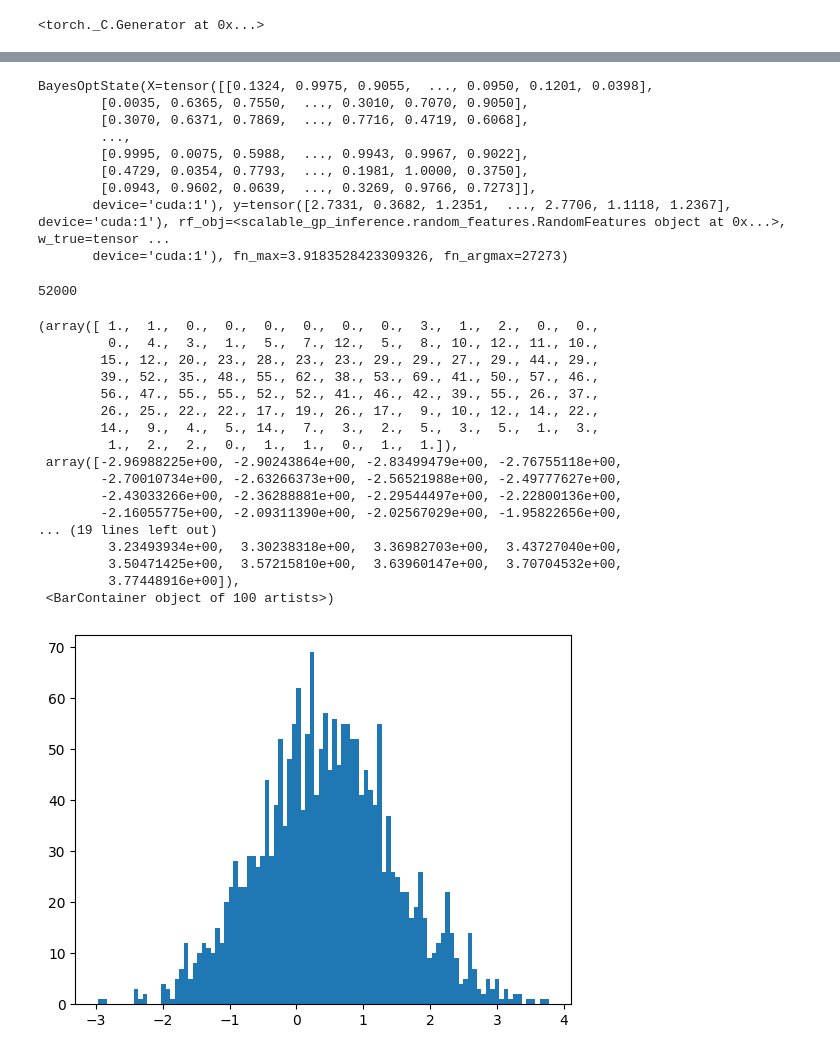
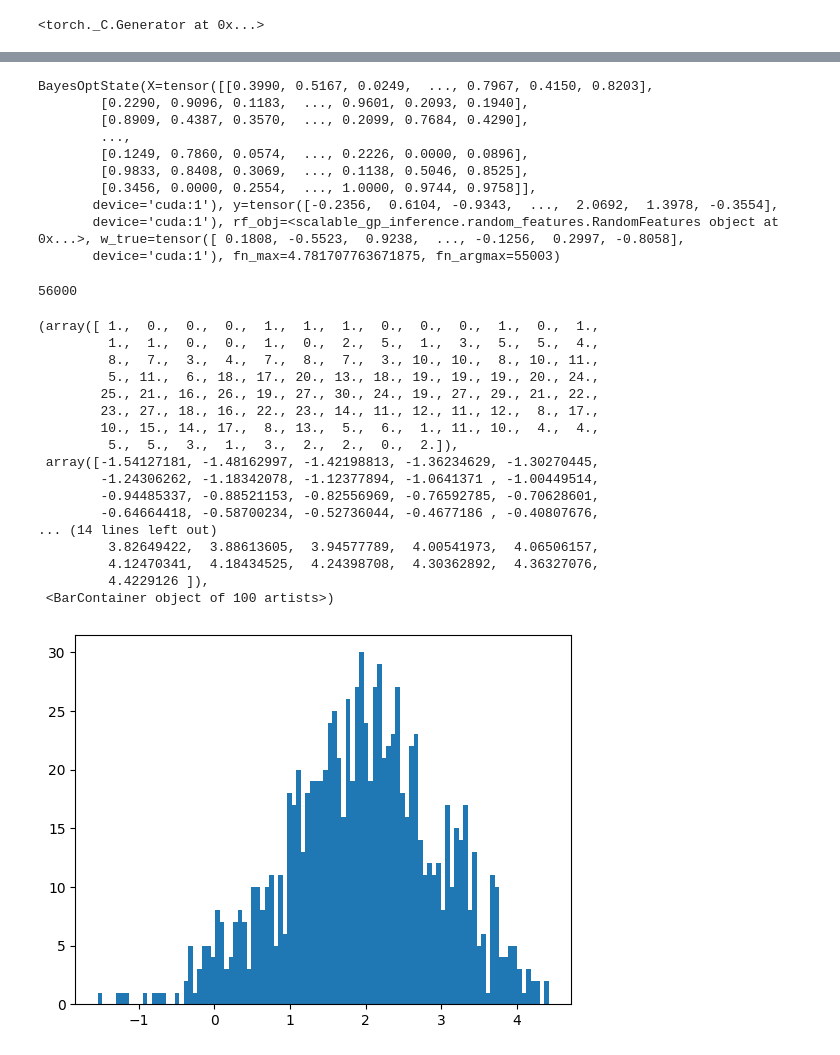
Before and after one commit to pratikrathore8/scalable_gp_inference, a Jupyter notebook: bayes_opt.ipynb, the cells around one changed output, grey strips where cells are left out. Cells and saved outputs as stored; diff of their text form; code cells hidden in the pictures.

```diff
--- a/bayes_opt.ipynb
+++ b/bayes_opt.ipynb
@@ -11,14 +12,14 @@ from scalable_gp_inference.bayes_opt.core import BayesOpt
 # %%
 device = torch.device("cuda:1")
 dtype = torch.float32
-seed = 4
+seed = 0
 
 noise_variance = 1e-6
 lengthscale = 0.5
 pcg_iters = 10
 num_blocks = 5
 kernel_type = "matern32"
-n_steps = 2
+n_steps = 6
 # %%
 torch.set_default_dtype(dtype)
 torch.manual_seed(seed)
@@ -50,8 +51,8 @@ BayesOptState(X=tensor([[0.1324, 0.9975, 0.9055,  ..., 0.0950, 0.1201, 0.0398],
 # %%
 for _ in range(n_steps):
-    solver_config = PCGConfig(device=device, max_iters=pcg_iters,
-                              precond_config=precond_config, atol=1e-12, rtol=1e-12)
-    # solver_config = SAPConfig(device=device, max_iters=pcg_iters * num_blocks, atol=1e-12, rtol=1e-12,
-    #                           precond_config=precond_config, blk_sz=len(opt.bo_state) // num_blocks,
-    #                           accel=True, accel_config=SAPAccelConfig(mu=noise_variance, nu=num_blocks*1.0))
+    # solver_config = PCGConfig(device=device, max_iters=pcg_iters,
+    #                           precond_config=precond_config, atol=1e-12, rtol=1e-12)
+    solver_config = SAPConfig(device=device, max_iters=pcg_iters * num_blocks, atol=1e-12, rtol=1e-12,
+                              precond_config=precond_config, blk_sz=len(opt.bo_state) // num_blocks,
+                              accel=True, accel_config=SAPAccelConfig(mu=noise_variance, nu=num_blocks*1.0))
     opt.step(ts_config, solver_config)
@@ -58,39 +77,38 @@ for _ in range(n_steps):
 # %%
 opt.bo_state
 # %% [output]
-BayesOptState(X=tensor([[0.1324, 0.9975, 0.9055,  ..., 0.0950, 0.1201, 0.0398],
-        [0.0035, 0.6365, 0.7550,  ..., 0.3010, 0.7070, 0.9050],
-        [0.3070, 0.6371, 0.7869,  ..., 0.7716, 0.4719, 0.6068],
+BayesOptState(X=tensor([[0.3990, 0.5167, 0.0249,  ..., 0.7967, 0.4150, 0.8203],
+        [0.2290, 0.9096, 0.1183,  ..., 0.9601, 0.2093, 0.1940],
+        [0.8909, 0.4387, 0.3570,  ..., 0.2099, 0.7684, 0.4290],
         ...,
-        [0.9995, 0.0075, 0.5988,  ..., 0.9943, 0.9967, 0.9022],
-        [0.4729, 0.0354, 0.7793,  ..., 0.1981, 1.0000, 0.3750],
-        [0.0943, 0.9602, 0.0639,  ..., 0.3269, 0.9766, 0.7273]],
-       device='cuda:1'), y=tensor([2.7331, 0.3682, 1.2351,  ..., 2.7706, 1.1118, 1.2367], device='cuda:1'), rf_obj=<scalable_gp_inference.random_features.RandomFeatures object at 0x...>, w_true=tensor ...
-       device='cuda:1'), fn_max=3.9183528423309326, fn_argmax=27273)
+        [0.1249, 0.7860, 0.0574,  ..., 0.2226, 0.0000, 0.0896],
+        [0.9833, 0.8408, 0.3069,  ..., 0.1138, 0.5046, 0.8525],
+        [0.3456, 0.0000, 0.2554,  ..., 1.0000, 0.9744, 0.9758]],
+       device='cuda:1'), y=tensor([-0.2356,  0.6104, -0.9343,  ...,  2.0692,  1.3978, -0.3554],
+       device='cuda:1'), rf_obj=<scalable_gp_inference.random_features.RandomFeatures object at 0x...>, w_true=tensor([ 0.1808, -0.5523,  0.9238,  ..., -0.1256,  0.2997, -0.8058],
+       device='cuda:1'), fn_max=4.781707763671875, fn_argmax=55003)
 # %%
 len(opt.bo_state)
 # %% [output]
-52000
+56000
 # %%
-import matplotlib.pyplot as plt
-
-plt.hist(opt.bo_state.y[50000:].cpu().numpy(), bins=100)
+plt.hist(opt.bo_state.y[50000:51000].cpu().numpy(), bins=100)
 # %% [output]
-(array([ 1.,  1.,  0.,  0.,  0.,  0.,  0.,  0.,  3.,  1.,  2.,  0.,  0.,
-         0.,  4.,  3.,  1.,  5.,  7., 12.,  5.,  8., 10., 12., 11., 10.,
-        15., 12., 20., 23., 28., 23., 23., 29., 29., 27., 29., 44., 29.,
-        39., 52., 35., 48., 55., 62., 38., 53., 69., 41., 50., 57., 46.,
-        56., 47., 55., 55., 52., 52., 41., 46., 42., 39., 55., 26., 37.,
-        26., 25., 22., 22., 17., 19., 26., 17.,  9., 10., 12., 14., 22.,
-        14.,  9.,  4.,  5., 14.,  7.,  3.,  2.,  5.,  3.,  5.,  1.,  3.,
-         1.,  2.,  2.,  0.,  1.,  1.,  0.,  1.,  1.]),
- array([-2.96988225e+00, -2.90243864e+00, -2.83499479e+00, -2.76755118e+00,
-        -2.70010734e+00, -2.63266373e+00, -2.56521988e+00, -2.49777627e+00,
-        -2.43033266e+00, -2.36288881e+00, -2.29544497e+00, -2.22800136e+00,
-        -2.16055775e+00, -2.09311390e+00, -2.02567029e+00, -1.95822656e+00,
-... (19 lines left out)
-         3.23493934e+00,  3.30238318e+00,  3.36982703e+00,  3.43727040e+00,
-         3.50471425e+00,  3.57215810e+00,  3.63960147e+00,  3.70704532e+00,
-         3.77448916e+00]),
+(array([ 1.,  0.,  0.,  0.,  1.,  1.,  1.,  0.,  0.,  0.,  1.,  0.,  1.,
+         1.,  1.,  0.,  0.,  1.,  0.,  2.,  5.,  1.,  3.,  5.,  5.,  4.,
+         8.,  7.,  3.,  4.,  7.,  8.,  7.,  3., 10., 10.,  8., 10., 11.,
+         5., 11.,  6., 18., 17., 20., 13., 18., 19., 19., 19., 20., 24.,
+        25., 21., 16., 26., 19., 27., 30., 24., 19., 27., 29., 21., 22.,
+        23., 27., 18., 16., 22., 23., 14., 11., 12., 11., 12.,  8., 17.,
+        10., 15., 14., 17.,  8., 13.,  5.,  6.,  1., 11., 10.,  4.,  4.,
+         5.,  5.,  3.,  1.,  3.,  2.,  2.,  0.,  2.]),
+ array([-1.54127181, -1.48162997, -1.42198813, -1.36234629, -1.30270445,
+        -1.24306262, -1.18342078, -1.12377894, -1.0641371 , -1.00449514,
+        -0.94485337, -0.88521153, -0.82556969, -0.76592785, -0.70628601,
+        -0.64664418, -0.58700234, -0.52736044, -0.4677186 , -0.40807676,
+... (14 lines left out)
+         3.82649422,  3.88613605,  3.94577789,  4.00541973,  4.06506157,
+         4.12470341,  4.18434525,  4.24398708,  4.30362892,  4.36327076,
+         4.4229126 ]),
  <BarContainer object of 100 artists>)
-[figure, old version]
+[figure, new version]
```
Also changed, not shown: parts of 13 cells of this notebook, 1 other file.
